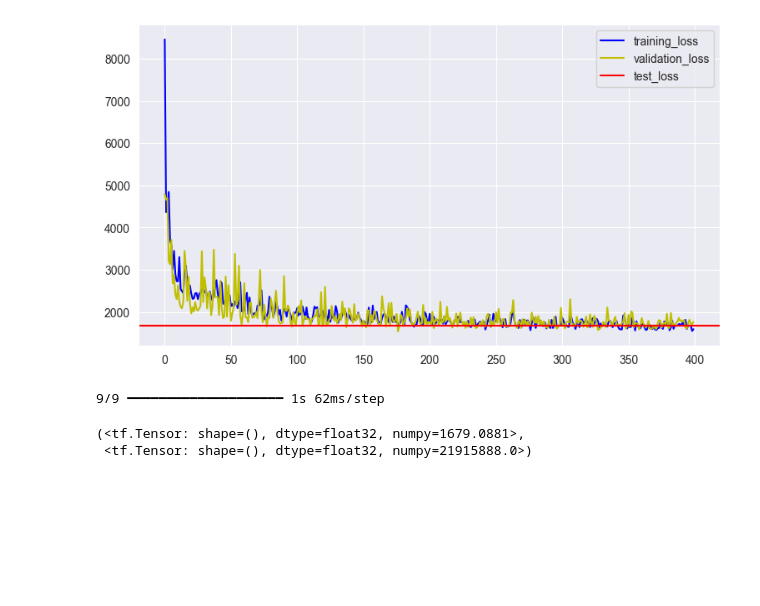
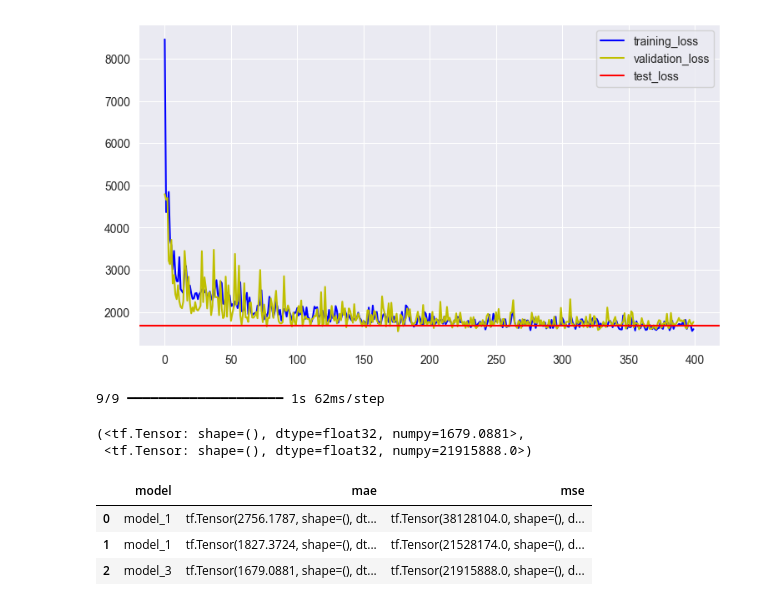
Before and after one commit to Jefest1/medical_insurance_cost, a Jupyter notebook: medical_cost_pred.ipynb, the cells around one changed output. Drawn from its saved outputs; the diff is of its cells as text; code cells hidden in the pictures; blank space fills up the shorter version.

```diff
--- a/medical_cost_pred.ipynb
+++ b/medical_cost_pred.ipynb
@@ -441,3 +441,17 @@ mae_3, mse_3
 9/9 ━━━━━━━━━━━━━━━━━━━━ 1s 62ms/step
 (<tf.Tensor: shape=(), dtype=float32, numpy=1679.0881>,
  <tf.Tensor: shape=(), dtype=float32, numpy=21915888.0>)
+# %%
+# Let's create a dataframe for the metrics and select the best model
+metrics = [
+    ['model_1', mae_1.numpy, mse_1.numpy],
+    ['model_1', mae_2, mse_2],
+    ['model_3', mae_3, mse_3]
+]
+
+pd.DataFrame(metrics, columns=['model', 'mae', 'mse'])
+# %% [output]
+|  | model | mae | mse |
+| 0 | model_1 | tf.Tensor(2756.1787, shape=(), dt... | tf.Tensor(38128104.0, shape=(), d... |
+| 1 | model_1 | tf.Tensor(1827.3724, shape=(), dt... | tf.Tensor(21528174.0, shape=(), d... |
+| 2 | model_3 | tf.Tensor(1679.0881, shape=(), dt... | tf.Tensor(21915888.0, shape=(), d... |
```
